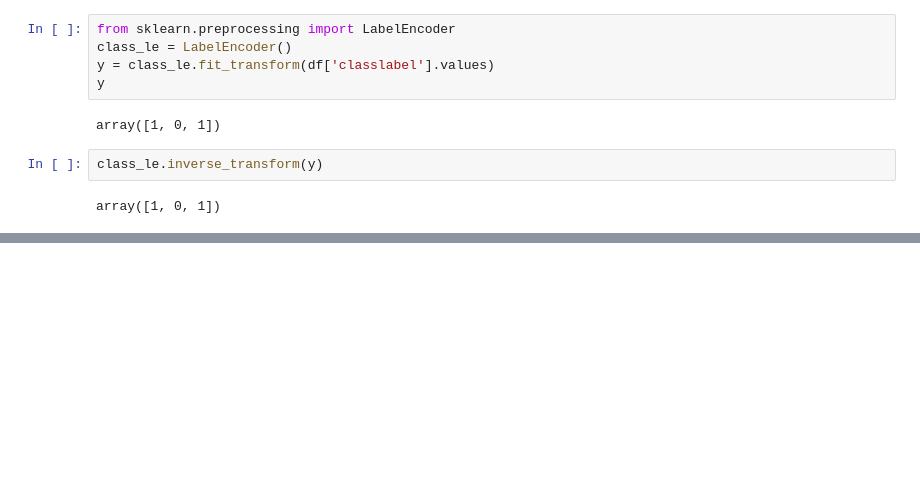
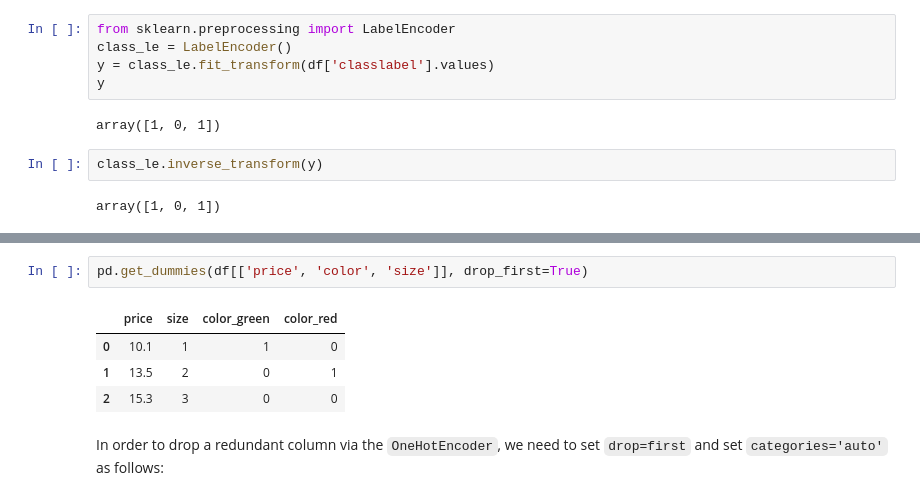
Before and after one commit to prabaldeshar/machine-learning, a Jupyter notebook: ch_04_data_preprocessing/data_preprocessing.ipynb, the cells around one changed output, grey strips where cells are left out. Cells and saved outputs as stored; diff of their text form; blank space fills up the shorter version.

```diff
--- a/ch_04_data_preprocessing/data_preprocessing.ipynb
+++ b/ch_04_data_preprocessing/data_preprocessing.ipynb
@@ -179,0 +227,9 @@ array([1, 0, 1])
+# %%
+pd.get_dummies(df[['price', 'color', 'size']], drop_first=True)
+# %% [output]
+|  | price | size | color_green | color_red |
+| 0 | 10.1 | 1 | 1 | 0 |
+| 1 | 13.5 | 2 | 0 | 1 |
+| 2 | 15.3 | 3 | 0 | 0 |
+# %% [markdown]
+In order to drop a redundant column via the `OneHotEncoder`, we need to set `drop=first` and set `categories='auto'` as follows:
```
Also changed, not shown: parts of 20 cells of this notebook.
